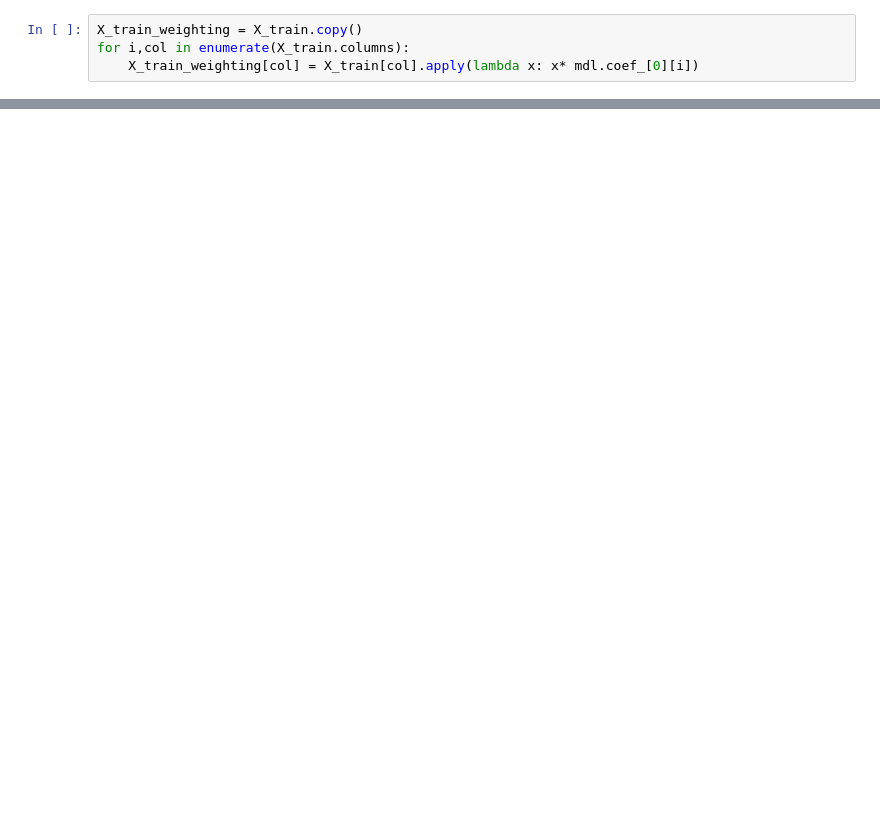
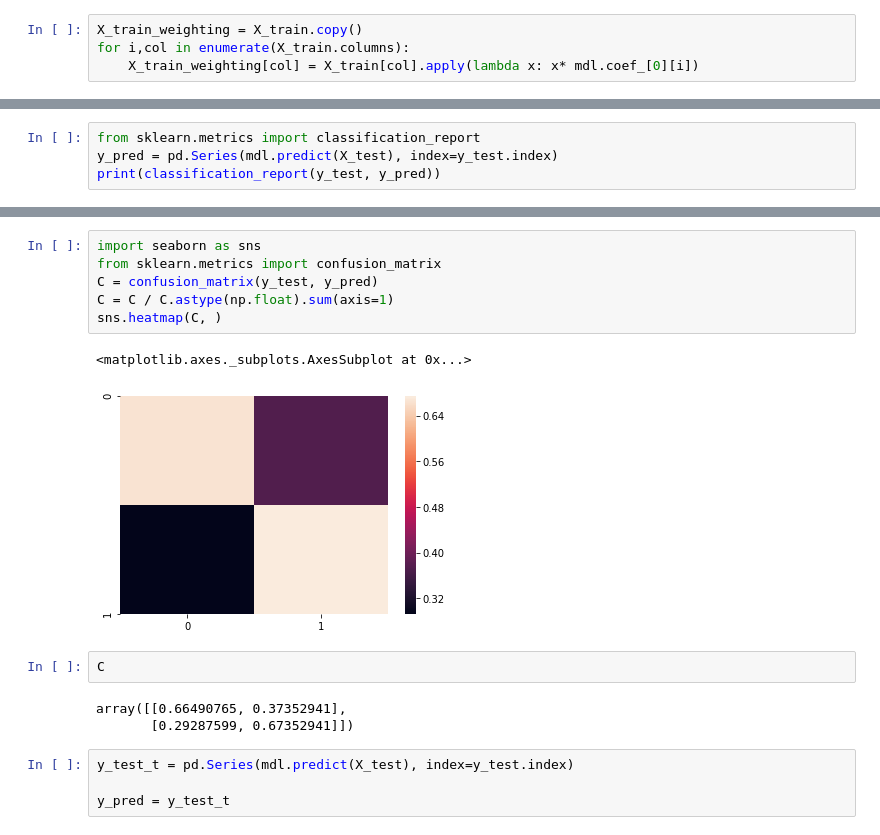
Before and after one commit to lluo5779/Fake-News-Classification, a Jupyter notebook: logisticRegressionIntrepretation.ipynb, the cells around one changed output, grey strips where cells are left out. Drawn from its saved outputs; the diff is of its cells as text; blank space fills up the shorter version.

```diff
--- a/logisticRegressionIntrepretation.ipynb
+++ b/logisticRegressionIntrepretation.ipynb
@@ -143,3 +204,7 @@ l1_reg="auto" is deprecated and in the next version (v0.29) the behavior will ch
 
 l1_reg="auto" is deprecated and in the next version (v0.29) the behavior will change from a conditional use of AIC to simply "num_features(10)"!
 [interactive output not drawn]
+# %%
+from sklearn.metrics import classification_report
+y_pred = pd.Series(mdl.predict(X_test), index=y_test.index)
+print(classification_report(y_test, y_pred))
@@ -145,0 +220,18 @@ l1_reg="auto" is deprecated and in the next version (v0.29) the behavior will ch
+# %%
+import seaborn as sns
+from sklearn.metrics import confusion_matrix
+C = confusion_matrix(y_test, y_pred)
+C = C / C.astype(np.float).sum(axis=1)
+sns.heatmap(C, )
+# %% [output]
+<matplotlib.axes._subplots.AxesSubplot at 0x...>
+[figure, added]
+# %%
+C
+# %% [output]
+array([[0.66490765, 0.37352941],
+       [0.29287599, 0.67352941]])
+# %%
+y_test_t = pd.Series(mdl.predict(X_test), index=y_test.index)
+
+y_pred = y_test_t
```
Also changed, not shown: parts of 18 cells of this notebook.
